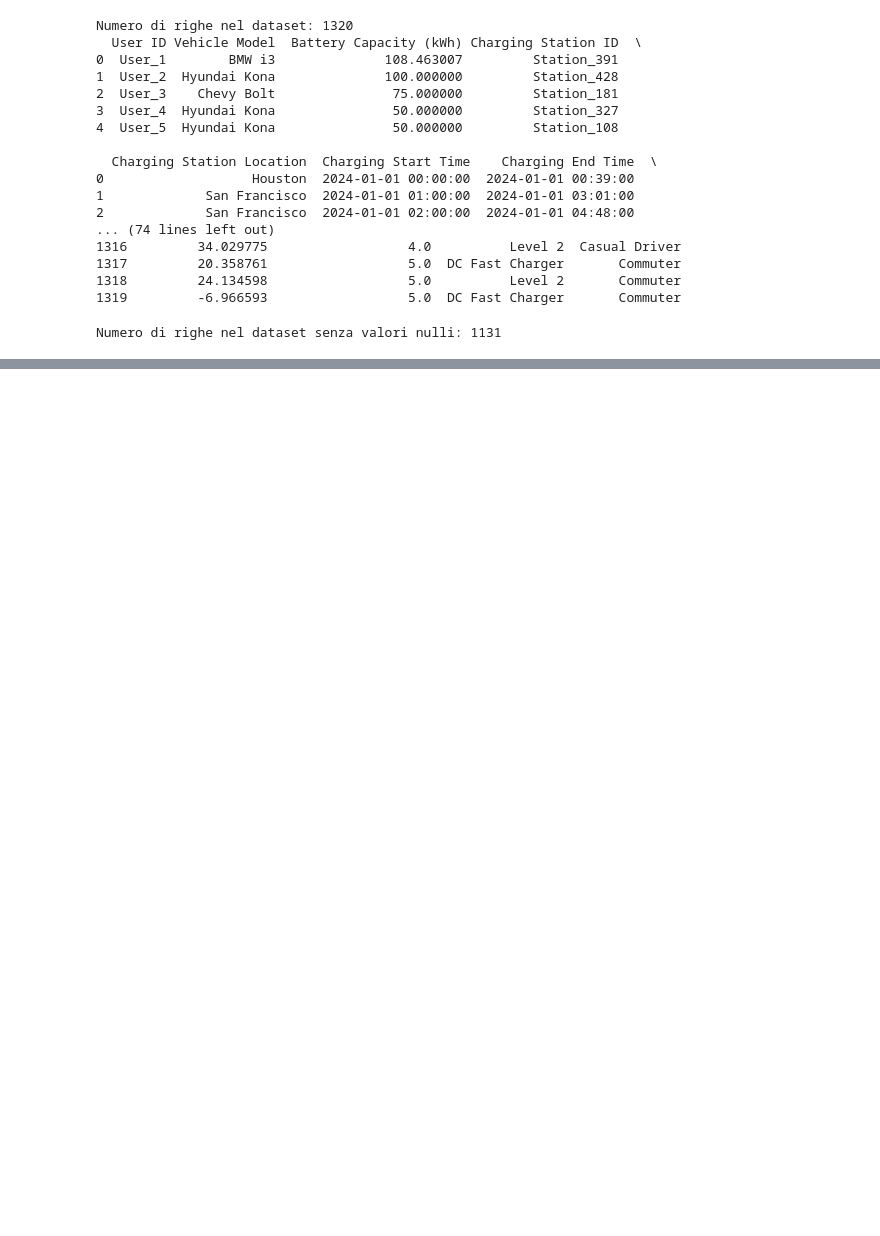
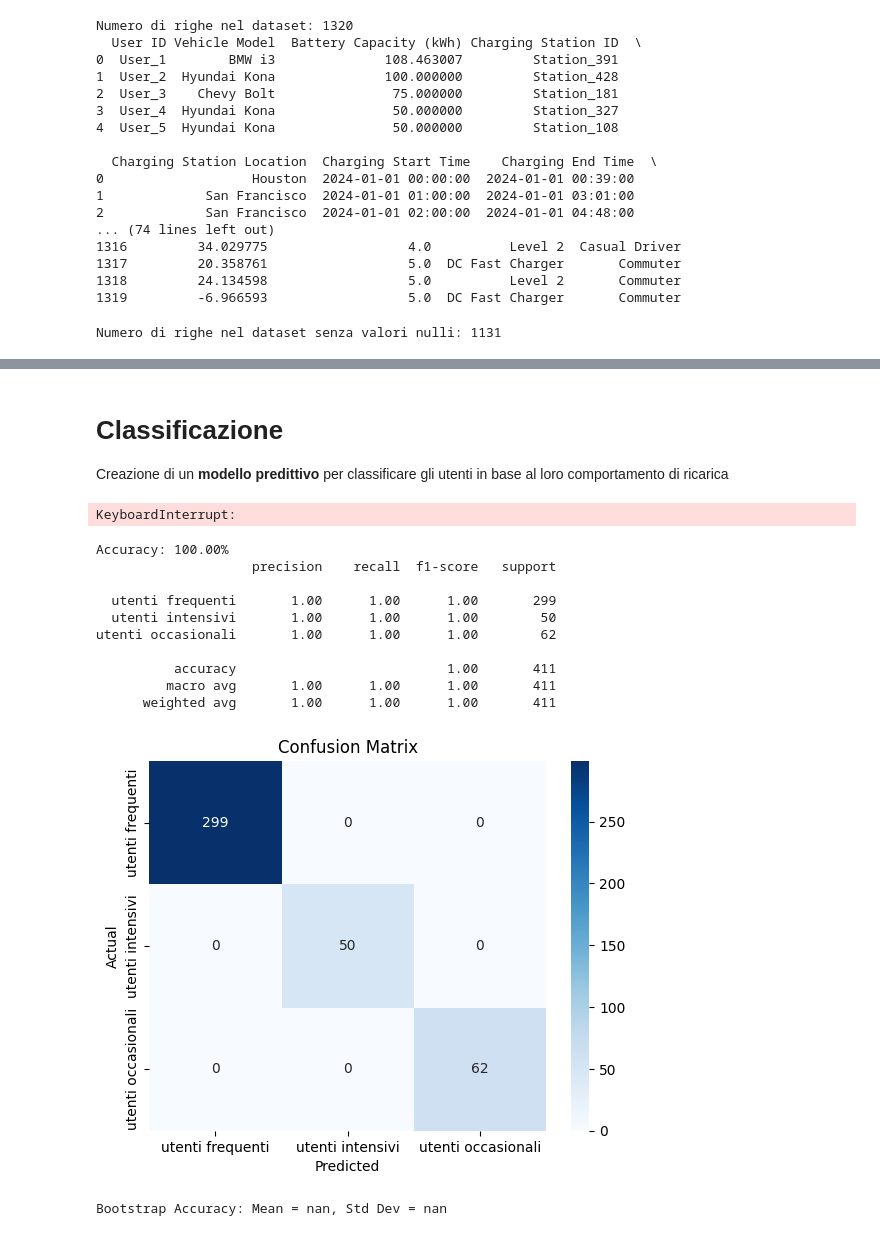
Before and after one commit to diegosantarelli/Data_science_2024, a Jupyter notebook: DS_Python/charging_patterns.ipynb, the cells around one changed output, grey strips where cells are left out. Saved outputs shown, nothing was run; the diff lists cells and outputs as text; code cells hidden in the pictures; blank space fills up the shorter version.

Commit message:
first task: classification

```diff
--- a/DS_Python/charging_patterns.ipynb
+++ b/DS_Python/charging_patterns.ipynb
@@ -100,0 +108,3 @@ Dataset pulito e salvato in: cleaned_ev_charging_patterns.csv
+# %% [markdown]
+# Classificazione
+Creazione di un **modello predittivo** per classificare gli utenti in base al loro comportamento di ricarica
@@ -100,0 +135,77 @@ Dataset pulito e salvato in: cleaned_ev_charging_patterns.csv
+# %%
+# Impostazioni del bootstrap
+n_iterations = 10000000  # Numero di campioni bootstrap
+checkpoint_interval = 100000  # Numero di iterazioni tra i checkpoint
+checkpoint_file = "bootstrap_checkpoint.pkl"  # Nome file per il checkpoint
+
+# Controlla se esiste un checkpoint
+if os.path.exists(checkpoint_file):
+    with open(checkpoint_file, "rb") as f:
+        checkpoint = pickle.load(f)
+        start_iteration = checkpoint['iteration'] + 1
+        metrics = checkpoint['metrics']
+else:
+    start_iteration = 0
+    metrics = []
+
+for i in range(n_iterations):
+    # Campionamento con sostituzione
+    bootstrap_indices = np.random.choice(range(len(X)), size=len(X), replace=True)
+    oob_indices = list(set(range(len(X))) - set(bootstrap_indices))
+
+    # Crea training e test set
+    X_train = X.iloc[bootstrap_indices]
+    y_train = y[bootstrap_indices]
+    X_test = X.iloc[oob_indices]
+    y_test = y[oob_indices]
+# %% [output]
+KeyboardInterrupt:
+# %%
+# Addestra un Random Forest Classifier
+model = RandomForestClassifier(
+    n_estimators=50,
+    max_depth=10,
+    min_samples_leaf=5,
+    random_state=42
+    )
+model.fit(X_train, y_train)
+
+# Valuta il modello
+y_pred = model.predict(X_test)
+accuracy = accuracy_score(y_test, y_pred)
+print(f'Accuracy: {accuracy * 100:.2f}%')
+print(classification_report(y_test, y_pred, target_names=label_encoder.classes_))
+
+# Salva il checkpoint ogni `checkpoint_interval` iterazioni
+if (i + 1) % checkpoint_interval == 0 or (i + 1) == n_iterations:
+    checkpoint = {
+        "iteration": i,
+        "metrics": metrics
+    }
+    with open(checkpoint_file, "wb") as f:
+        pickle.dump(checkpoint, f)
+    print(f"Checkpoint salvato all'iterazione {i + 1}")
+
+# Matrice di confusione
+conf_matrix = confusion_matrix(y_test, y_pred)
+sns.heatmap(conf_matrix, annot=True, fmt='d', cmap='Blues', xticklabels=label_encoder.classes_, yticklabels=label_encoder.classes_)
+plt.xlabel('Predicted')
+plt.ylabel('Actual')
+plt.title('Confusion Matrix')
+plt.show()
+
+# Report finale
+print(f"Bootstrap Accuracy: Mean = {np.mean(metrics):.2f}, Std Dev = {np.std(metrics):.2f}")
+# %% [output]
+Accuracy: 100.00%
+                    precision    recall  f1-score   support
+
+  utenti frequenti       1.00      1.00      1.00       299
+  utenti intensivi       1.00      1.00      1.00        50
+utenti occasionali       1.00      1.00      1.00        62
+
+          accuracy                           1.00       411
+         macro avg       1.00      1.00      1.00       411
+      weighted avg       1.00      1.00      1.00       411
+[figure, added]
+Bootstrap Accuracy: Mean = nan, Std Dev = nan
```
Also changed, not shown: parts of 6 cells of this notebook, 1 other file.
